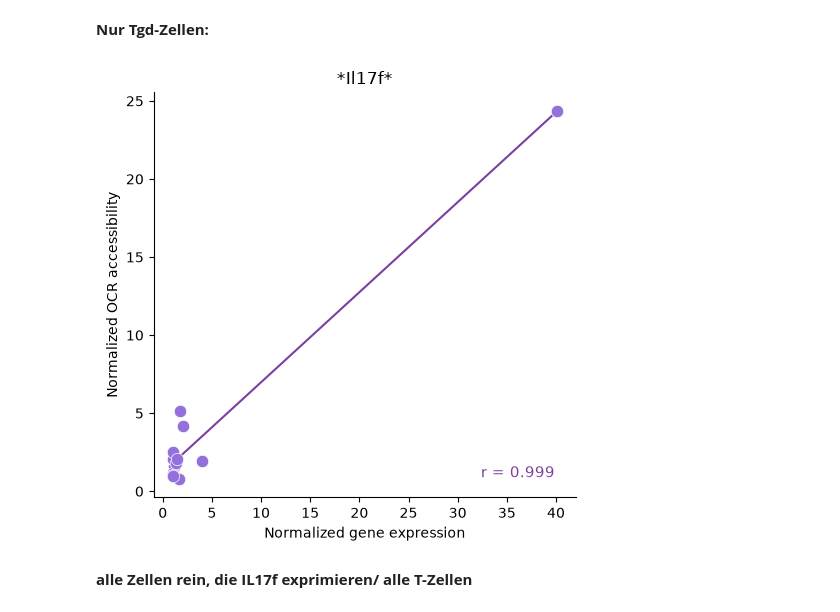
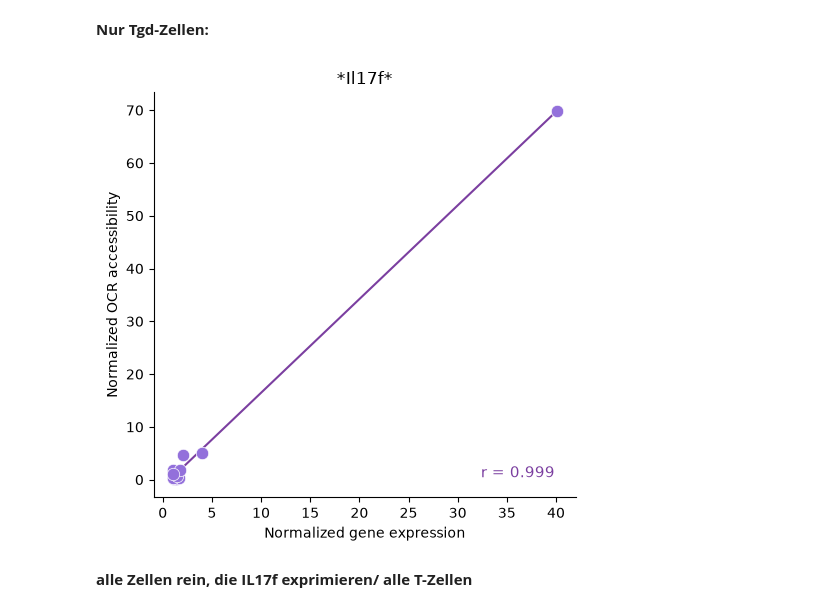
Before and after one commit to datascience-mobi-2026/topic04_team03, a Jupyter notebook: Jupyter_Lotta copy.ipynb, the cells around one changed output. Saved outputs shown, nothing was run; the diff lists cells and outputs as text; code cells hidden in the pictures.

```diff
--- a/Jupyter_Lotta copy.ipynb
+++ b/Jupyter_Lotta copy.ipynb
@@ -554,3 +687,6 @@ results_corr_tgd.to_csv('data/results_corr_tgd.csv', index=False)
+# %%
+results_corr_tgd = pd.read_csv('data/results_corr_tgd.csv')
+results_corr_all= pd.read_csv('data/results_corr_all.csv')
 # %%
 print(f"\nAnzahl Korrelationen von TGD-Zellen: {len(results_corr_tgd)}")
 # %% [output]
@@ -675,26 +811,3 @@ signal_cols_all
  'BEC.SLN',
  'LEC.SLN',
  'Ep.MEChi.Th']
-# %%
-results_corr_all = []
-
-for peak_id, row in ATAC_pfiltered[ATAC_pfiltered["genes.within.100Kb"].notna()].iterrows():
-    peak_signal = row[signal_cols_all].values.astype(float)
-    gene = row["genes.within.100Kb"]
-
-    for gene_name in str(gene).split(","):
-        gene_name = gene_name.strip()
-
-        if gene_name in RNA_seq.index:
-            gene_expr = RNA_seq.loc[gene_name, signal_cols_all].values.astype(float)
-            r, p = stats.pearsonr(peak_signal, gene_expr)
-
-            results_corr_all.append({
-                "peak_id": row["ImmGenATAC1219.peakID"],
-                "gene":    gene_name,
-                "r":       r,
-                "p_value": p
-            })
-
-results_corr_all = pd.DataFrame(results_corr_all)
-results_corr_all.to_csv('data/results_corr_all.csv', index=False)
@@ -981,34 +1117,34 @@ plt.show()
 # %%
 # Stärkstes Gen aus sig auswählen (höchstes r)
 best = corr_fdr_tgd.loc[corr_fdr_tgd['r'].idxmax()]
 gene_name = best['gene']
 peak_name_tgd = best['peak_id']
 
-atac_vec = ATAC_Tgd.loc[ATAC_Tgd['ImmGenATAC1219.peakID'] == peak_name, Tgd_cells].values.flatten()
+atac_vec = ATAC_Tgd.loc[ATAC_Tgd['ImmGenATAC1219.peakID'] == peak_name_tgd, Tgd_cells].values.flatten()
 rna_vec  = RNA_Tgd.loc[gene_name, Tgd_cells].values.flatten()
 
 r_val = best['r']
 
 fig, ax = plt.subplots(figsize=(5, 5))
 ax.scatter(rna_vec, atac_vec, color='mediumpurple', edgecolors='white',
            linewidths=0.5, s=80, zorder=3)
 
 
 m, b = np.polyfit(rna_vec, atac_vec, 1)
 x_line = np.linspace(rna_vec.min(), rna_vec.max(), 100)
 ax.plot(x_line, m * x_line + b, color='#7B3FA0', linewidth=1.5)
 
 ax.set_xlabel("Normalized gene expression")
 ax.set_ylabel("Normalized OCR accessibility")
 ax.set_title(f"*{gene_name}*")
 ax.text(0.95, 0.05, f"r = {r_val:.3f}", transform=ax.transAxes,
         ha='right', fontsize=11, color='#7B3FA0')
 ax.spines['top'].set_visible(False)
 ax.spines['right'].set_visible(False)
 plt.tight_layout()
 plt.show()
 # %% [output]
-[figure, old version]
+[figure, new version]
 # %% [markdown]
 <b> alle Zellen rein, die IL17f exprimieren/ alle T-Zellen
 # %%
```
Also changed, not shown: parts of 23 cells of this notebook, 6 other files.
